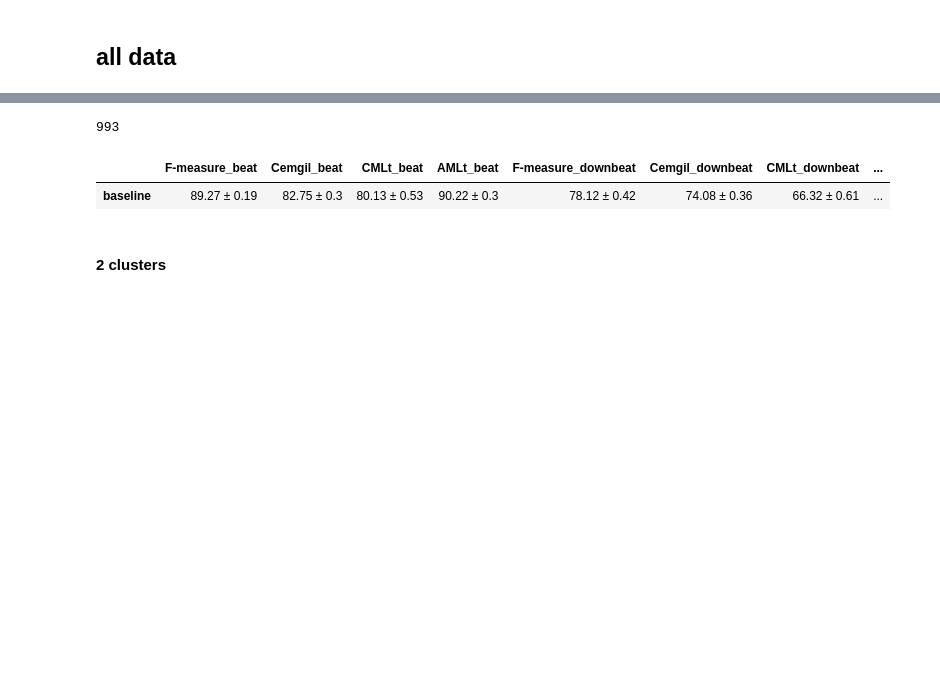
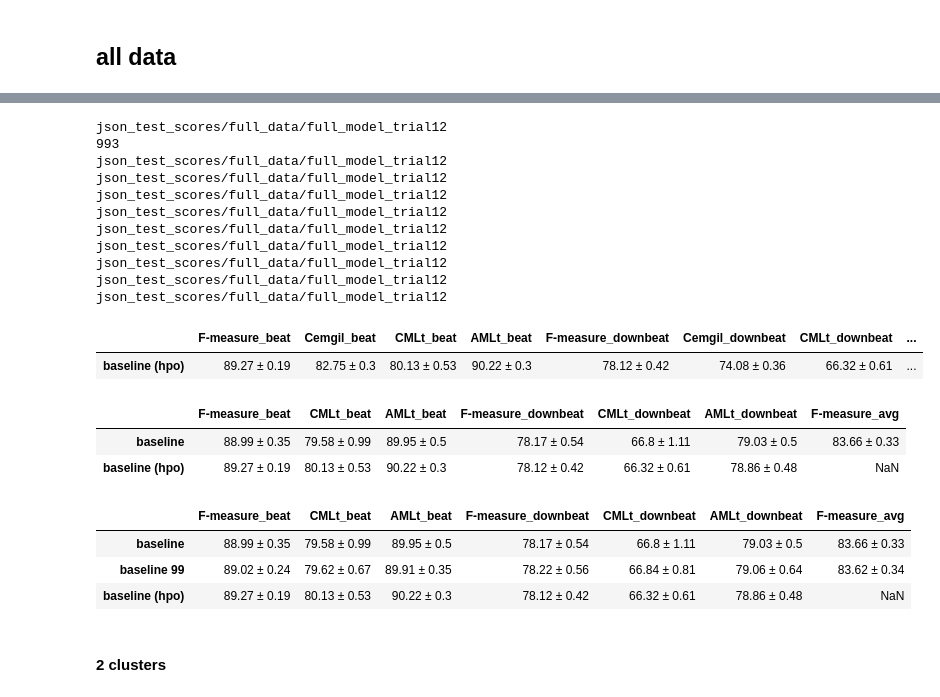
Before and after one commit to PulyaPolya/beat_this, a Jupyter notebook: results_evaluation.ipynb, the cells around one changed output, grey strips where cells are left out. Drawn from its saved outputs; the diff is of its cells as text; code cells hidden in the pictures; blank space fills up the shorter version.

```diff
--- a/results_evaluation.ipynb
+++ b/results_evaluation.ipynb
@@ -309,13 +309,17 @@ import json
 import numpy as np
 # create df of results for the baseline model trained on the
 # full data with a corresponding seed
-def construct_df_full_data (json_path,  seed, rename_columns = None, names = None):
+def construct_df_full_data (json_path,  seed, rename_columns = None, names = None, best = True):
     if names:
         name = names[0]
+        subfolder = "full_data"
     else:
         name = ""
-    folder = os.path.join(json_path, "full_data", name)
-    file_scores = [file for file in os.listdir(folder) if f"best-seed{seed}" in file][0]
+        subfolder = "full_data_intermediate_checkpoints"
+    folder = os.path.join(json_path, subfolder, name)  #
+    print(folder)
+    prefix = f"best-seed{seed}" if best else f"seed_{seed}"
+    file_scores = [file for file in os.listdir(folder) if prefix in file][0]
     #print(file_scores)
     json_file = open(os.path.join(folder, file_scores))
     json1_str = json_file.read()
@@ -418,11 +422,11 @@ def get_total_results (seeds, json_val_path,layer, clusters, ):
     df_result =  pd.concat(df_list, axis=1)
     return df_result
 # %%
-def get_total_results_new(seeds, json_val_path,layer = None, clusters = None, full = False, rename_columns = None, names = None, skip_cluster = [], df_path = None, decimals = 2):
+def get_total_results_new(seeds, json_val_path,layer = None, clusters = None, full = False, rename_columns = None, names = None, skip_cluster = [], df_path = None, decimals = 2, best = True):
     df_list = []
     for seed in seeds:
         if full:
-            df_total = construct_df_full_data (json_val_path, seed=seed, rename_columns=rename_columns, names = names)
+            df_total = construct_df_full_data (json_val_path, seed=seed, rename_columns=rename_columns, names = names, best= best)
             col_down = [col for col in df_total.columns.values if "F-measure_downbeat" in col][0]
             sum_full = df_total[col_down].sum()
             #print(f"total sum is {sum_full}")
@@ -3584,20 +3667,47 @@ def extract_mean(series):
 # %%
-seeds = [0,1, 2,3,4,5,6,7,8,9]
+seeds = [0,1,2,3,4,5,6,7,8,9]
 names =["full_model_trial12"]
 json_path = "json_test_scores"
 df_seeds_mean, df_seeds_std, df_final_baseline = get_total_results_new(seeds = seeds, json_val_path = json_path, full = True, names = names ) #rename_columns="baseline"
 configs = {
 
-    "baseline": df_final_baseline
+    "baseline (hpo)": df_final_baseline
 }
-final_df = pd.DataFrame(configs).T
+final_df_hpo = pd.DataFrame(configs).T
 # #final_df["F1average"] = final_df[["F-measure_beat","F-measure_downbeat"]].mean(axis=1).round(3).astype(str)
-final_df
+final_df_hpo
 #diff_vs_baseline = get_baseliine_diff (final_df , num_trials=1)
 # %% [output]
+json_test_scores/full_data/full_model_trial12
 993
+json_test_scores/full_data/full_model_trial12
+json_test_scores/full_data/full_model_trial12
+json_test_scores/full_data/full_model_trial12
+json_test_scores/full_data/full_model_trial12
+json_test_scores/full_data/full_model_trial12
+json_test_scores/full_data/full_model_trial12
+json_test_scores/full_data/full_model_trial12
+json_test_scores/full_data/full_model_trial12
+json_test_scores/full_data/full_model_trial12
 |  | F-measure_beat | Cemgil_beat | CMLt_beat | AMLt_beat | F-measure_downbeat | Cemgil_downbeat | CMLt_downbeat | ... |
-| baseline | 89.27 ± 0.19 | 82.75 ± 0.3 | 80.13 ± 0.53 | 90.22 ± 0.3 | 78.12 ± 0.42 | 74.08 ± 0.36 | 66.32 ± 0.61 | ... |
+| baseline (hpo) | 89.27 ± 0.19 | 82.75 ± 0.3 | 80.13 ± 0.53 | 90.22 ± 0.3 | 78.12 ± 0.42 | 74.08 ± 0.36 | 66.32 ± 0.61 | ... |
+# %%
+df = pd.concat([final_df, final_df_hpo], axis = 0) # test set
+df = remove_cemgil(df)
+df
+# %% [output]
+|  | F-measure_beat | CMLt_beat | AMLt_beat | F-measure_downbeat | CMLt_downbeat | AMLt_downbeat | F-measure_avg |
+| baseline | 88.99 ± 0.35 | 79.58 ± 0.99 | 89.95 ± 0.5 | 78.17 ± 0.54 | 66.8 ± 1.11 | 79.03 ± 0.5 | 83.66 ± 0.33 |
+| baseline (hpo) | 89.27 ± 0.19 | 80.13 ± 0.53 | 90.22 ± 0.3 | 78.12 ± 0.42 | 66.32 ± 0.61 | 78.86 ± 0.48 | NaN |
+# %%
+df = pd.concat([final_df, final_df_99, final_df_hpo], axis = 0) # val set
+df = remove_cemgil(df)
+df
+# %% [output]
+|  | F-measure_beat | CMLt_beat | AMLt_beat | F-measure_downbeat | CMLt_downbeat | AMLt_downbeat | F-measure_avg |
+| baseline | 88.99 ± 0.35 | 79.58 ± 0.99 | 89.95 ± 0.5 | 78.17 ± 0.54 | 66.8 ± 1.11 | 79.03 ± 0.5 | 83.66 ± 0.33 |
+| baseline 99 | 89.02 ± 0.24 | 79.62 ± 0.67 | 89.91 ± 0.35 | 78.22 ± 0.56 | 66.84 ± 0.81 | 79.06 ± 0.64 | 83.62 ± 0.34 |
+| baseline (hpo) | 89.27 ± 0.19 | 80.13 ± 0.53 | 90.22 ± 0.3 | 78.12 ± 0.42 | 66.32 ± 0.61 | 78.86 ± 0.48 | NaN |
 # %% [markdown]
 #### 2 clusters
 # %%
```
Also changed, not shown: parts of 9 cells of this notebook, 4 other files.
